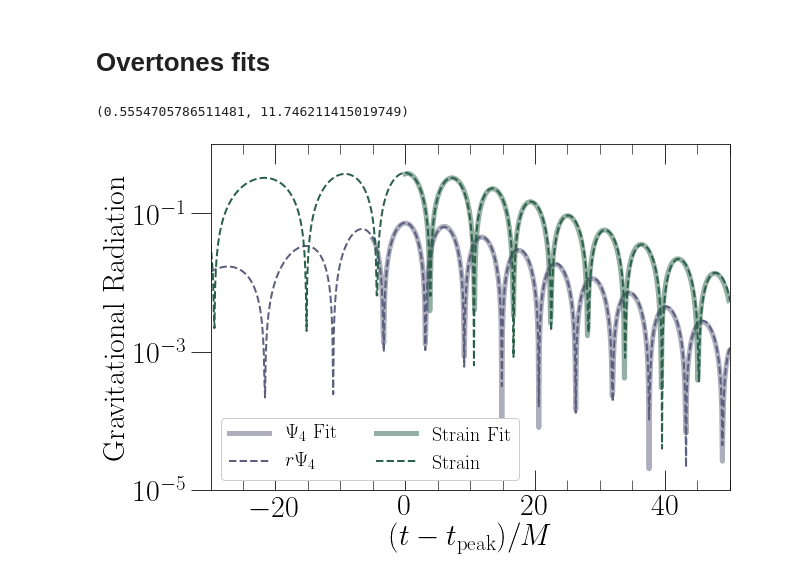
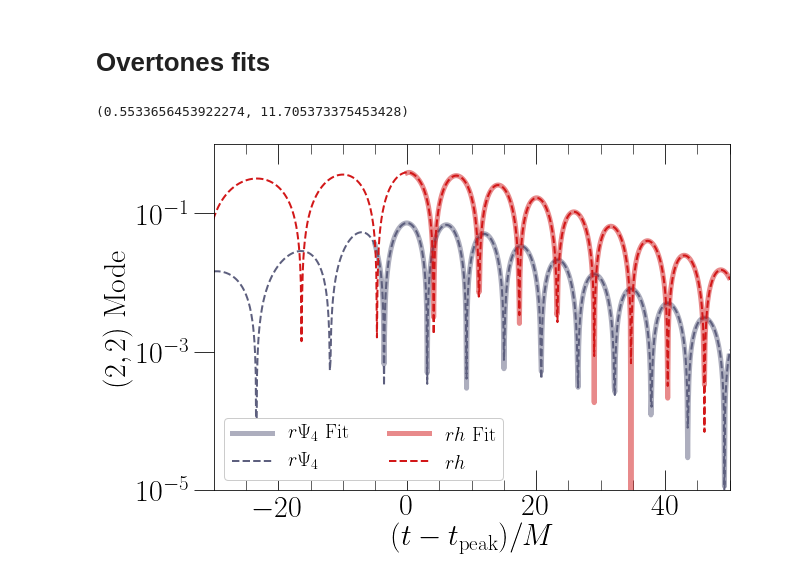
Before and after one commit to mariaokounkova/KerrnessBinaries, a Jupyter notebook: KerrnessBinaries.ipynb, the cells around one changed output. Saved outputs shown, nothing was run; the diff lists cells and outputs as text; code cells hidden in the pictures.

```diff
--- a/KerrnessBinaries.ipynb
+++ b/KerrnessBinaries.ipynb
@@ -156,8 +201,21 @@ def SubtractPeakTimeMode(time, data): ###
 # %% [markdown]
 # Overtones fits
 # %%
-spin_final = 0.692
-mfinal = 0.9525
+spin_final = 6.8620148033383854e-01
+mfinal = 9.5161801412360114e-01
+
+
+# Spins
+# 6.8623674800734080e-01
+# 6.8620148033383854e-01
+
+# Masses
+#9.5156582323531680e-01
+#9.5161801412360114e-01
+
+# Areal masses
+#8.8433652286373032e-01
+#8.8439354349103361e-01
 
 def PerturbationTheoryResult(mode, spin):
     """ Returns analytical result for a given run with initial spins
@@ -178,7 +236,7 @@ def PerturbationTheoryResult(mode, spin):
 
 PerturbationTheoryResult((2,2,0), spin_final)
 # %% [output]
-(0.5554705786511481, 11.746211415019749)
+(0.5533656453922274, 11.705373375453428)
 # %%
 ## QNM fits
 
@@ -195,14 +253,15 @@ def QNMFitOvertones(time, waveform, mode=(2,2)):
         P = A*np.exp(-t/tau)*np.cos(-t*omega + delta)
         return P
 
-    def tone_func(t, A1, A2, A3, delta1, delta2, delta3):
+    def tone_func(t, A1, A2, A3, A4, delta1, delta2, delta3, delta4):
         t = t - t[0]
 
         P1 = tone(t, A1, delta1, 1)
         P2 = tone(t, A2, delta2, 2)
         P3 = tone(t, A3, delta3, 3)
+        P4 = tone(t, A4, delta4, 4)
 
-        return P1 + P2 + P3
+        return P1 + P2 + P3 + P4
 
     popt, pcov = curve_fit(tone_func, time, waveform, maxfev = 40000)
     fit = tone_func(time, *popt)
@@ -215,37 +274,39 @@ def FitOvertones():
     def FitData(time, data, start, end):
         time, data = CutTimes(time, data, start, end)
         timefit, fit, popt = QNMFitOvertones(time, data)
         return timefit, fit
 
-    time, data = GetPsi4ModeExtrapolated("/Users/mokounkova/KerrnessBinaries/Data/Overtones_Prep/")
+    #time, data = GetPsi4ModeExtrapolated("/Users/mokounkova/KerrnessBinaries/Data/Overtones_Prep/")
+    time, data = GetPsi4Mode("/Users/mokounkova/KerrnessBinaries/Data/Orbital/JoinedLev2/")
     data = np.real(data)
     time =  SubtractPeakTimeMode(time, data)
     timefit, fit = FitData(time, data, -5, 50)
 
-    ax.plot(timefit, np.abs(fit), lw=5.0, color = '#5d5f7e', label=r'$\Psi_4$ Fit', alpha=0.5)
+    ax.plot(timefit, np.abs(fit), lw=5.0, color = '#5d5f7e', label=r'$r\Psi_4$ Fit', alpha=0.5)
     ax.plot(time, np.abs(data), color = '#5d5f7e', ls='--', lw = 2.0, label=r'$r\Psi_4$')
 
 
-    time, data = GetStrainModeExtrapolated("/Users/mokounkova/KerrnessBinaries/Data/Overtones_Prep/")
+    #time, data = GetStrainModeExtrapolated("/Users/mokounkova/KerrnessBinaries/Data/Overtones_Prep/")
+    time, data = GetStrainMode("/Users/mokounkova/KerrnessBinaries/Data/Orbital/JoinedLev2/")
     data = np.real(data)
     time =  SubtractPeakTimeMode(time, data)
     timefit, fit = FitData(time, data, 0, 50)
 
-    ax.plot(timefit, np.abs(fit), lw=5.0, color = '#2b604a', label=r'Strain Fit', alpha=0.5)
-    ax.plot(time, np.abs(data), color = '#2b604a', ls='--', lw = 2.0, label=r'Strain')
+    ax.plot(timefit, np.abs(fit), lw=5.0, color = '#d21718', label=r'$rh$ Fit', alpha=0.5)
+    ax.plot(time, np.abs(data), color = '#d21718', ls='--', lw = 2.0, label=r'$rh$')
 
 
     ax.set_yscale('log')
-    ax.set_ylabel('Gravitational Radiation', fontsize=30)
+    ax.set_ylabel('$(2, 2)$ Mode', fontsize=30)
     plt.xlim(-30, 50)
     plt.ylim(1e-5, 1)
     ax.legend(loc='lower left', framealpha=1.0, frameon=True, fontsize=20, ncol=2)
     ax.set_xlabel('$(t - t_\mathrm{peak})/M$')
     plt.tight_layout()
     plt.savefig('Overtones.pdf')
     plt.show()
 
 
 FitOvertones()
 # %% [output]
-[figure, old version]
+[figure, new version]
```
Also changed, not shown: parts of 2 cells of this notebook.
